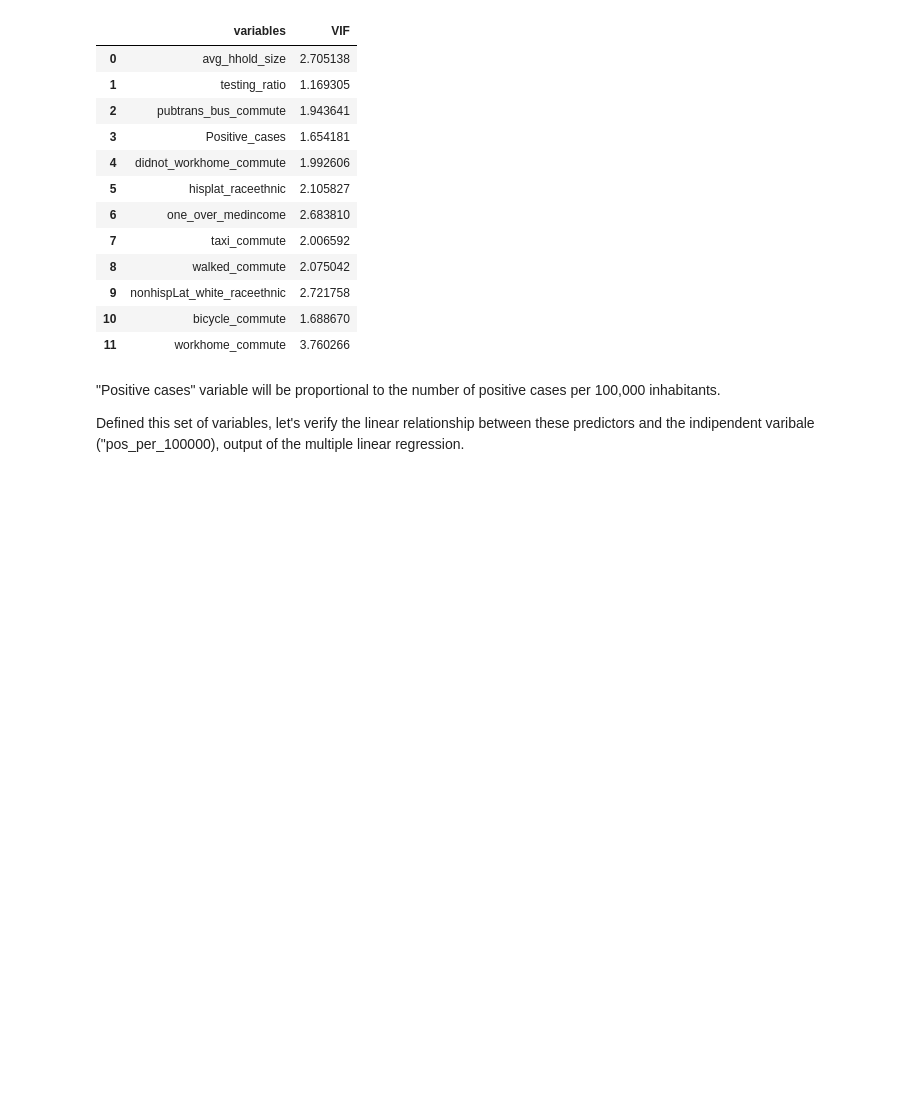
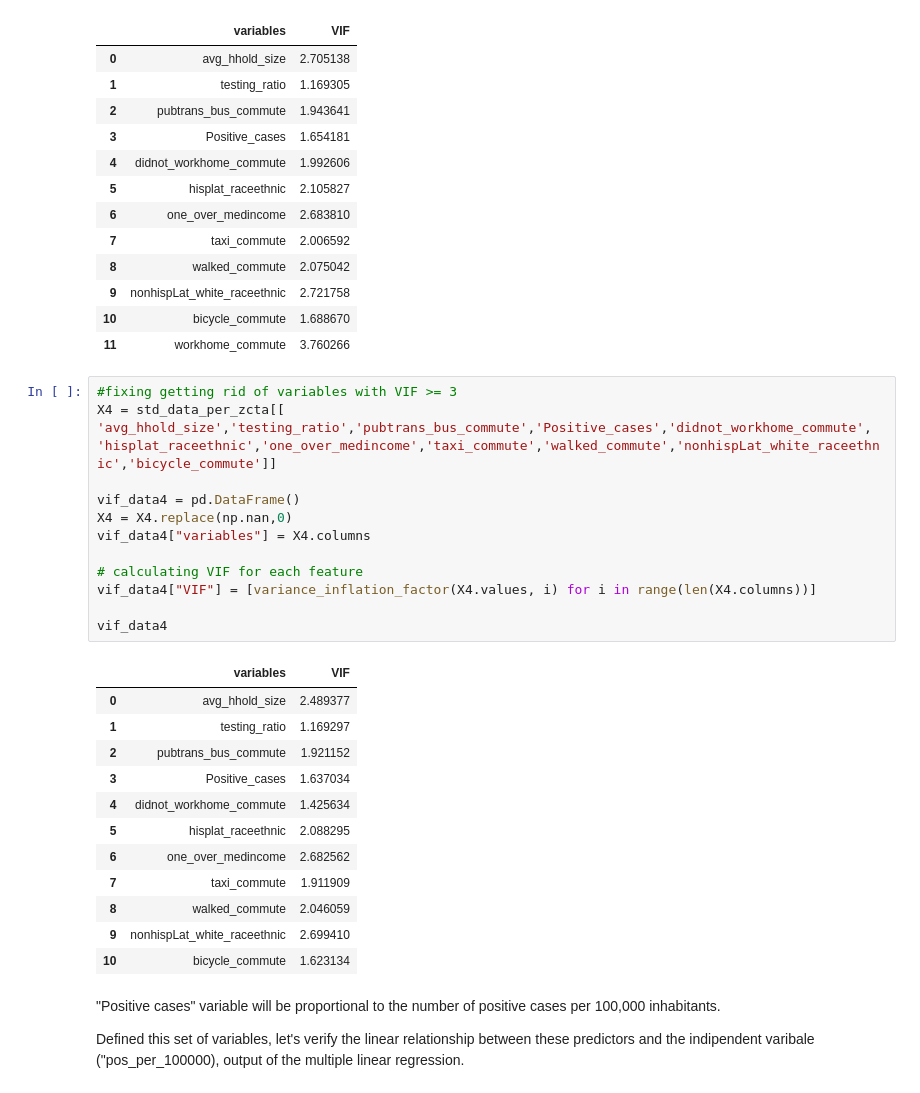
Before and after one commit to ClaudiaDeceglie/Thesis_NYC_covid19, a Jupyter notebook: Correlation Analysis of socio-economic variables at ZCTA level.ipynb, the cells around one changed output. Cells and saved outputs as stored; diff of their text form; blank space fills up the shorter version.

```diff
--- a/Correlation Analysis of socio-economic variables at ZCTA level.ipynb
+++ b/Correlation Analysis of socio-economic variables at ZCTA level.ipynb
@@ -236,6 +236,31 @@ vif_data3
 | 9 | nonhispLat_white_raceethnic | 2.721758 |
 | 10 | bicycle_commute | 1.688670 |
 | 11 | workhome_commute | 3.760266 |
+# %%
+#fixing getting rid of variables with VIF >= 3
+X4 = std_data_per_zcta[[ 'avg_hhold_size','testing_ratio','pubtrans_bus_commute','Positive_cases','didnot_workhome_commute', 'hisplat_raceethnic','one_over_medincome','taxi_commute','walked_commute','nonhispLat_white_raceethnic','bicycle_commute']]
+
+vif_data4 = pd.DataFrame()
+X4 = X4.replace(np.nan,0)
+vif_data4["variables"] = X4.columns
+
+# calculating VIF for each feature
+vif_data4["VIF"] = [variance_inflation_factor(X4.values, i) for i in range(len(X4.columns))]
+
+vif_data4
+# %% [output]
+|  | variables | VIF |
+| 0 | avg_hhold_size | 2.489377 |
+| 1 | testing_ratio | 1.169297 |
+| 2 | pubtrans_bus_commute | 1.921152 |
+| 3 | Positive_cases | 1.637034 |
+| 4 | didnot_workhome_commute | 1.425634 |
+| 5 | hisplat_raceethnic | 2.088295 |
+| 6 | one_over_medincome | 2.682562 |
+| 7 | taxi_commute | 1.911909 |
+| 8 | walked_commute | 2.046059 |
+| 9 | nonhispLat_white_raceethnic | 2.699410 |
+| 10 | bicycle_commute | 1.623134 |
 # %% [markdown]
 "Positive cases" variable will be proportional to the number of positive cases per 100,000 inhabitants.
 
```
Also changed, not shown: parts of 4 cells of this notebook.
